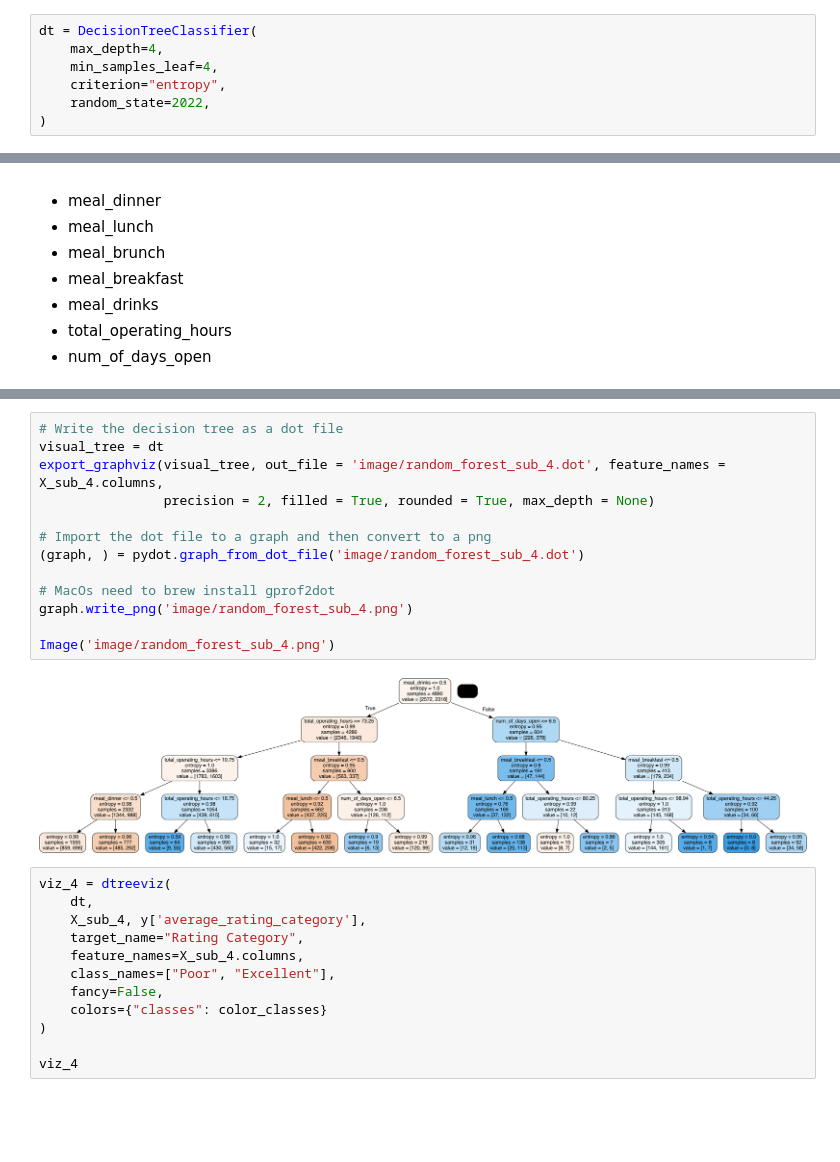
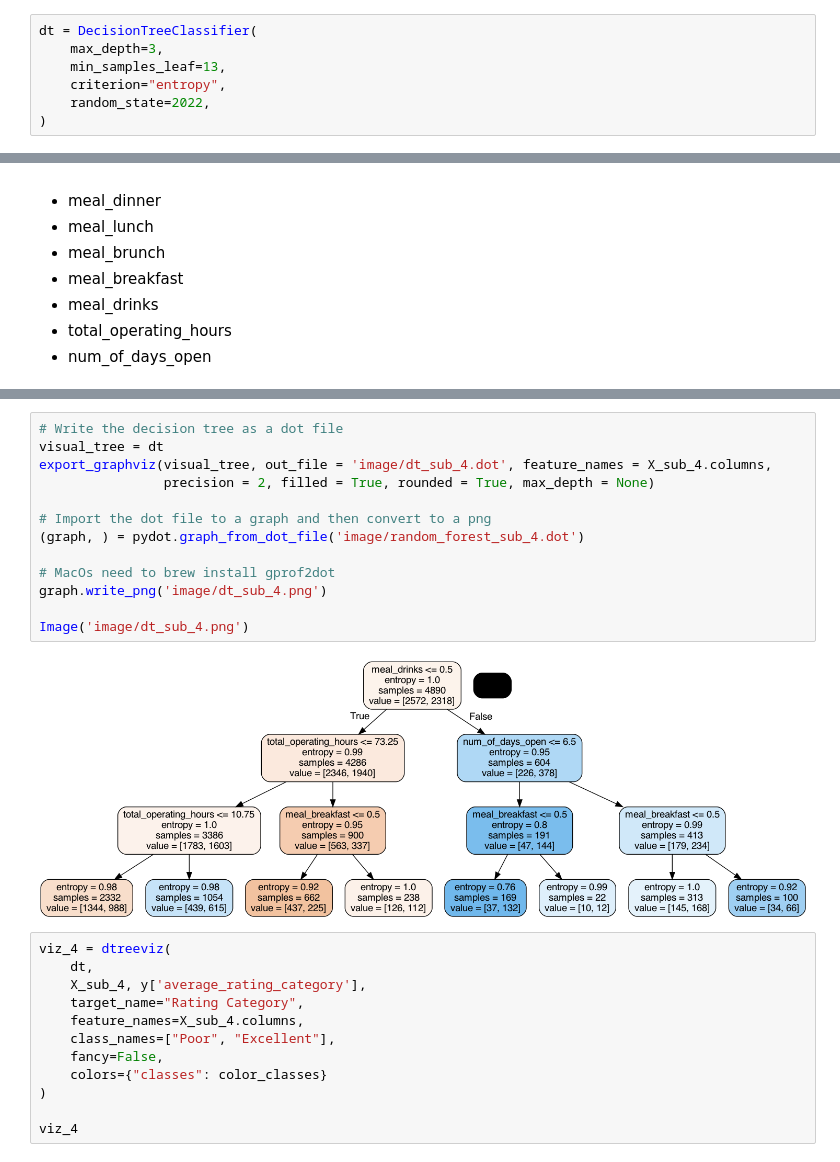
Before and after one commit to chinhockyang/restaurant_ratings_analysis, a Jupyter notebook: 08_ML_random_forest.ipynb, the cells around one changed output, grey strips where cells are left out. Drawn from its saved outputs; the diff is of its cells as text; blank space fills up the shorter version.

```diff
--- a/08_ML_random_forest.ipynb
+++ b/08_ML_random_forest.ipynb
@@ -1431,8 +1377,8 @@ ROC_AUC: 0.86785
 X_sub_1 = X[["average_sentiment_score", "img_uploaded_per_review"]].copy()
 # %%
 dt = DecisionTreeClassifier(
-    max_depth=4,
-    min_samples_leaf=4,
+    max_depth=3,
+    min_samples_leaf=13,
     criterion="entropy",
     random_state=2022,
 )
@@ -1694,18 +1628,18 @@ ROC_AUC: 0.60068
 # %%
 # Write the decision tree as a dot file
 visual_tree = dt
-export_graphviz(visual_tree, out_file = 'image/random_forest_sub_4.dot', feature_names = X_sub_4.columns,
+export_graphviz(visual_tree, out_file = 'image/dt_sub_4.dot', feature_names = X_sub_4.columns,
                 precision = 2, filled = True, rounded = True, max_depth = None)
 
 # Import the dot file to a graph and then convert to a png
 (graph, ) = pydot.graph_from_dot_file('image/random_forest_sub_4.dot')
 
 # MacOs need to brew install gprof2dot
-graph.write_png('image/random_forest_sub_4.png')
+graph.write_png('image/dt_sub_4.png')
 
-Image('image/random_forest_sub_4.png')
+Image('image/dt_sub_4.png')
 # %% [output]
-[figure, old version]
+[figure, new version]
 # %%
 viz_4 = dtreeviz(
     dt,
```
Also changed, not shown: parts of 39 cells of this notebook, 27 other files.
